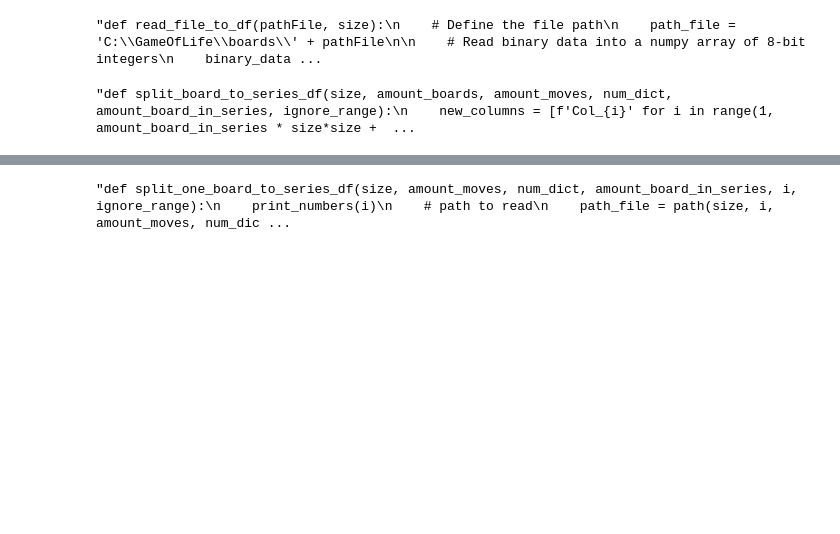
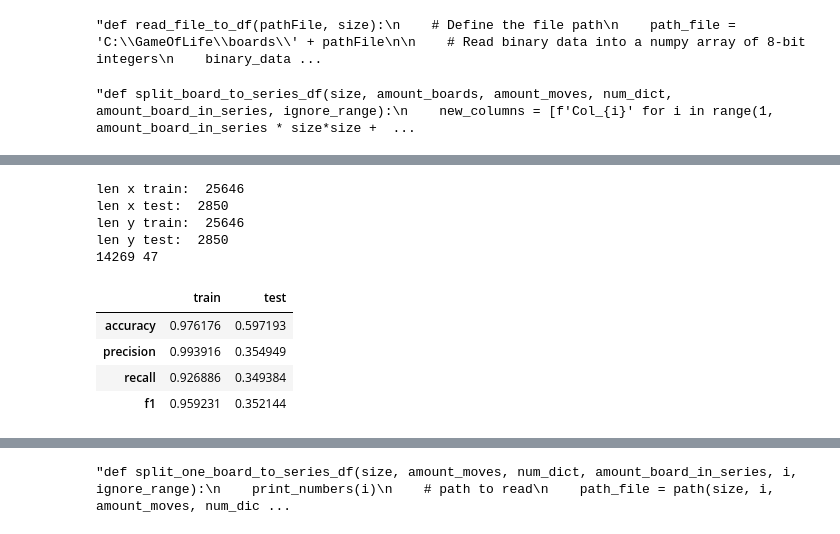
Before and after one commit to drorBamberger/GameOfLife, a Jupyter notebook: df.ipynb, the cells around one changed output, grey strips where cells are left out. Drawn from its saved outputs; the diff is of its cells as text; code cells hidden in the pictures; blank space fills up the shorter version.

```diff
--- a/df.ipynb
+++ b/df.ipynb
@@ -286,0 +323,2 @@ f1           1.0   1.0
+# %%
+reverse_df = split_board_to_series_df(5, AMOUNT_BOARDS, AMOUNT_MOVES, NUM_DICT, 3, IGNORE_RANGE,True)
@@ -286,0 +343,44 @@ f1           1.0   1.0
+# %%
+reverse_df_drop = reverse_df.drop_duplicates().reset_index(drop=True)
+new_columns = [f'Col_{i}' for i in range(1, 50 + 1)]
+reverse_df_sort = reverse_df_drop.sort_values(by = new_columns).reset_index(drop=True)
+for i in reverse_df_sort.columns:
+    reverse_df_sort[i] = reverse_df_sort[i].astype(int)
+# %%
+# Step 1: Prepare Data
+amount_features = len(reverse_df_sort.columns) - SIZE*SIZE #the previous boards
+features = reverse_df_sort.iloc[:, :amount_features]
+name_col = 'Col_' + str(amount_features + 1)  # Target: the first pixel in the board
+target = df_sort[name_col]
+
+# Step 2: Split Data
+X_train, X_test, y_train, y_test = train_test_split(features, target, test_size=0.1, random_state=365)
+
+print("len x train: ", len(X_train))
+print("len x test: ",len(X_test))
+print("len y train: ",len(y_train))
+print("len y test: ",len(y_test))
+
+dt = tree.DecisionTreeClassifier(random_state=42)
+dt = dt.fit(X_train, y_train)
+
+y_train_pred = dt.predict(X_train)
+y_test_pred = dt.predict(X_test)
+
+train_test_full_error = pd.concat([measure_error(y_train, y_train_pred, 'train'),
+                                measure_error(y_test, y_test_pred, 'test')],
+                                axis=1)
+
+print(dt.tree_.node_count, dt.tree_.max_depth)
+train_test_full_error
+# %% [output]
+len x train:  25646
+len x test:  2850
+len y train:  25646
+len y test:  2850
+14269 47
+|  | train | test |
+| accuracy | 0.976176 | 0.597193 |
+| precision | 0.993916 | 0.354949 |
+| recall | 0.926886 | 0.349384 |
+| f1 | 0.959231 | 0.352144 |
```
Also changed, not shown: parts of 19 cells of this notebook, 51 other files.
